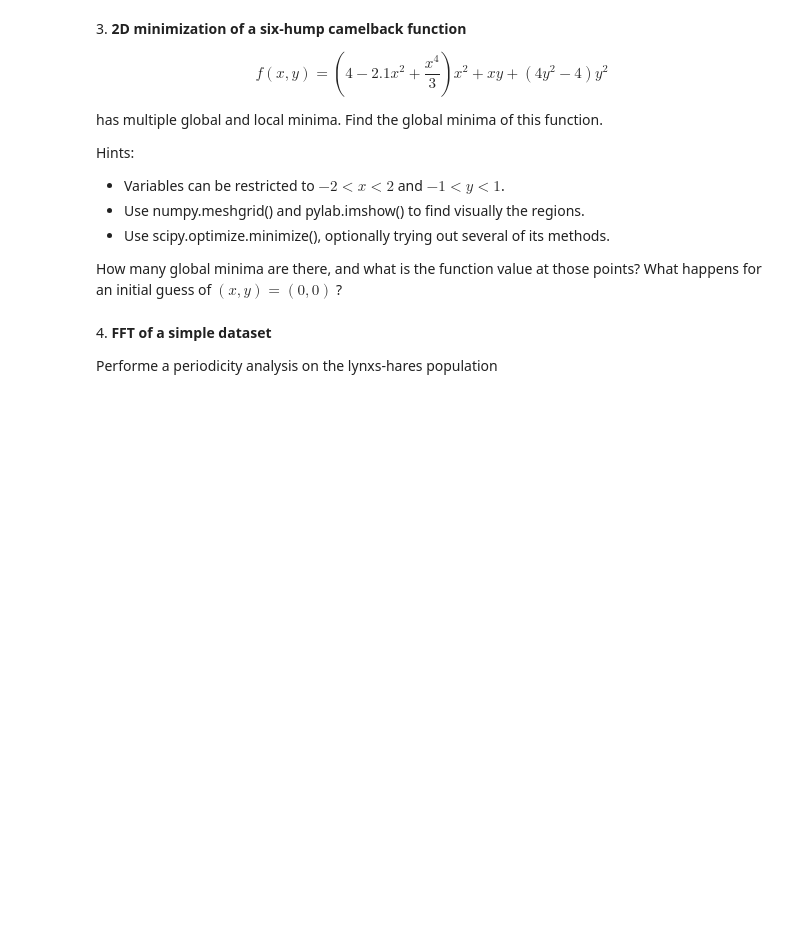
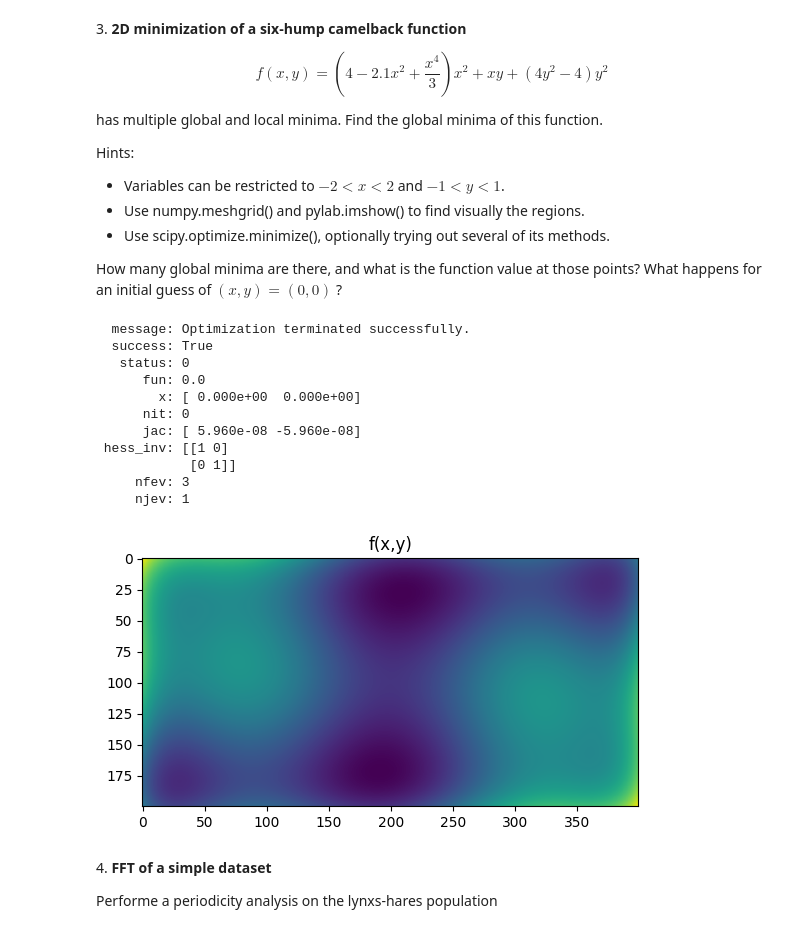
Before and after one commit to Giacomo-Menegatti/CompMethods, a Jupyter notebook: 09ex_Algorithms.ipynb, the cells around one changed output. Drawn from its saved outputs; the diff is of its cells as text; code cells hidden in the pictures; blank space fills up the shorter version.

```diff
--- a/09ex_Algorithms.ipynb
+++ b/09ex_Algorithms.ipynb
@@ -58,6 +77,33 @@ Hints:
 * Use scipy.optimize.minimize(), optionally trying out several of its methods.
 
 How many global minima are there, and what is the function value at those points? What happens for an initial guess of $(x, y) = (0, 0)$ ?
+# %%
+def f(x):
+  return(4-2.1*x[0]**2+(x[0]**4)/3)*x[0]**2 +x[0]*x[1] +(4*x[1]**2-4)*x[1]**2
+
+x = np.arange(-2,2, 0.01)
+y = np.arange(-1, 1, 0.01)
+
+xx, yy = np.meshgrid(x,y)
+ff = f([xx,yy])
+plt.title('f(x,y)')
+plt.imshow(ff)
+
+from scipy import optimize
+optimize.minimize(f, x0=[0,0] )
+# %% [output]
+  message: Optimization terminated successfully.
+  success: True
+   status: 0
+      fun: 0.0
+        x: [ 0.000e+00  0.000e+00]
+      nit: 0
+      jac: [ 5.960e-08 -5.960e-08]
+ hess_inv: [[1 0]
+            [0 1]]
+     nfev: 3
+     njev: 1
+[figure, added]
 # %% [markdown]
 4\. **FFT of a simple dataset**
 
```
Also changed, not shown: parts of 3 cells of this notebook, 2 other files.
